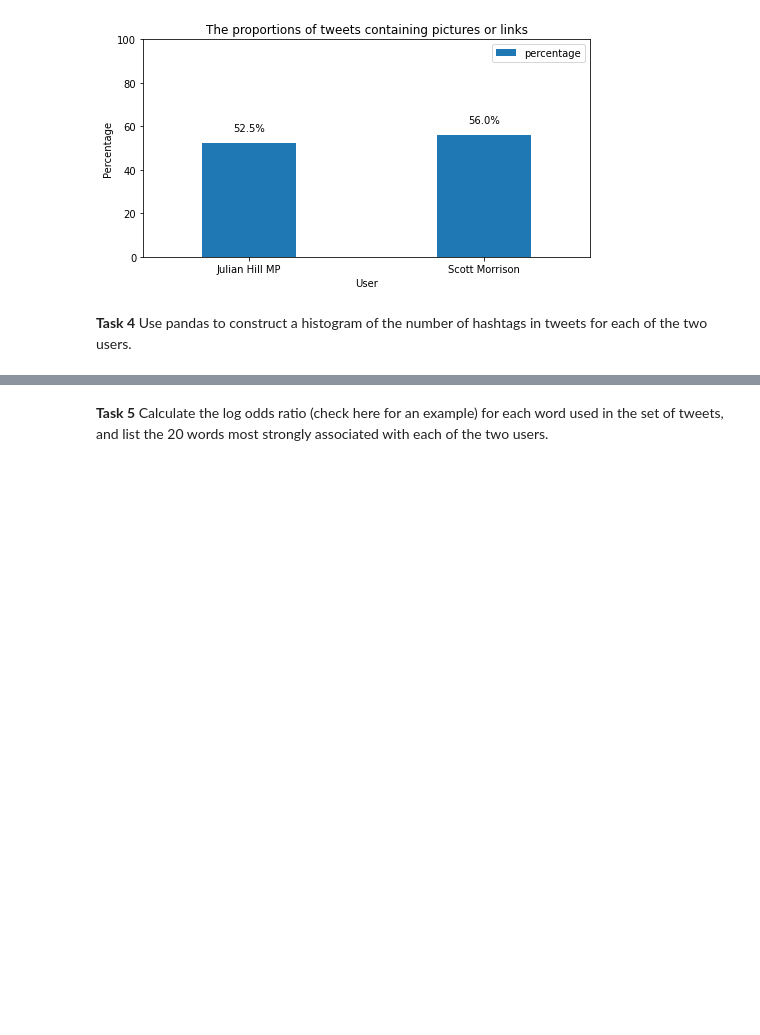
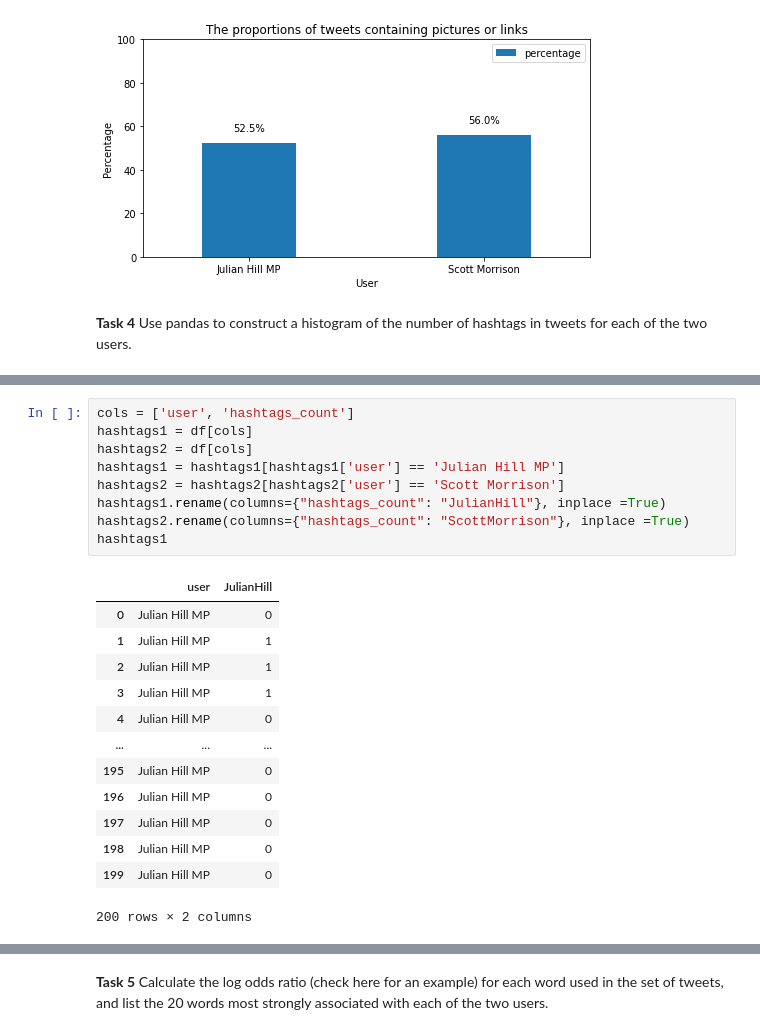
Before and after one commit to mona-piya/Twitter_Analysis, a Jupyter notebook: AssessedTask2.ipynb, the cells around one changed output, grey strips where cells are left out. Saved outputs shown, nothing was run; the diff lists cells and outputs as text; blank space fills up the shorter version.

```diff
--- a/AssessedTask2.ipynb
+++ b/AssessedTask2.ipynb
@@ -391,0 +314,23 @@ print(df['hashtags'].str.len().sum())
+# %%
+cols = ['user', 'hashtags_count']
+hashtags1 = df[cols]
+hashtags2 = df[cols]
+hashtags1 = hashtags1[hashtags1['user'] == 'Julian Hill MP']
+hashtags2 = hashtags2[hashtags2['user'] == 'Scott Morrison']
+hashtags1.rename(columns={"hashtags_count": "JulianHill"}, inplace =True)
+hashtags2.rename(columns={"hashtags_count": "ScottMorrison"}, inplace =True)
+hashtags1
+# %% [output]
+|  | user | JulianHill |
+| 0 | Julian Hill MP | 0 |
+| 1 | Julian Hill MP | 1 |
+| 2 | Julian Hill MP | 1 |
+| 3 | Julian Hill MP | 1 |
+| 4 | Julian Hill MP | 0 |
+| ... | ... | ... |
+| 195 | Julian Hill MP | 0 |
+| 196 | Julian Hill MP | 0 |
+| 197 | Julian Hill MP | 0 |
+| 198 | Julian Hill MP | 0 |
+| 199 | Julian Hill MP | 0 |
+200 rows × 2 columns
```
Also changed, not shown: parts of 28 cells of this notebook.
